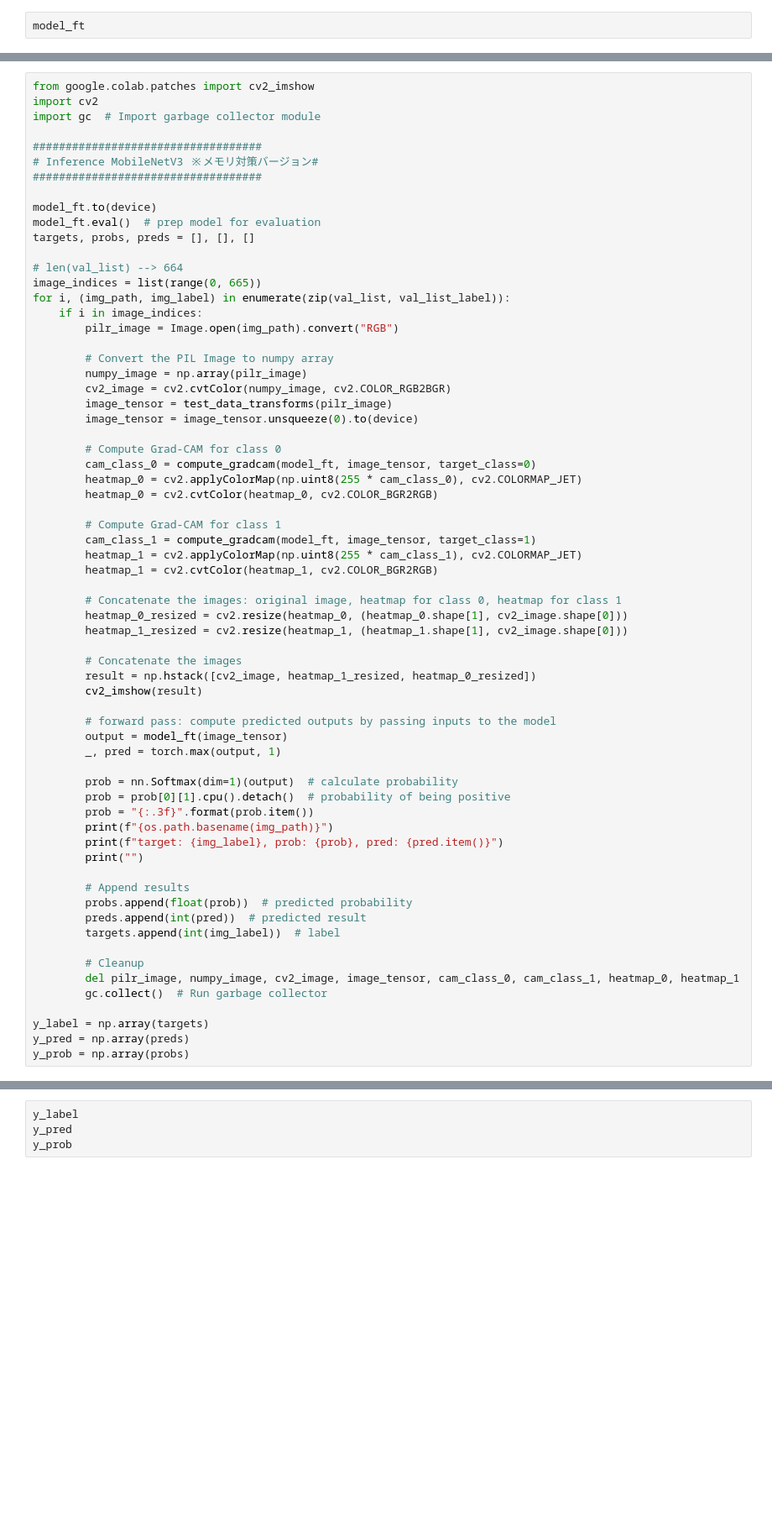
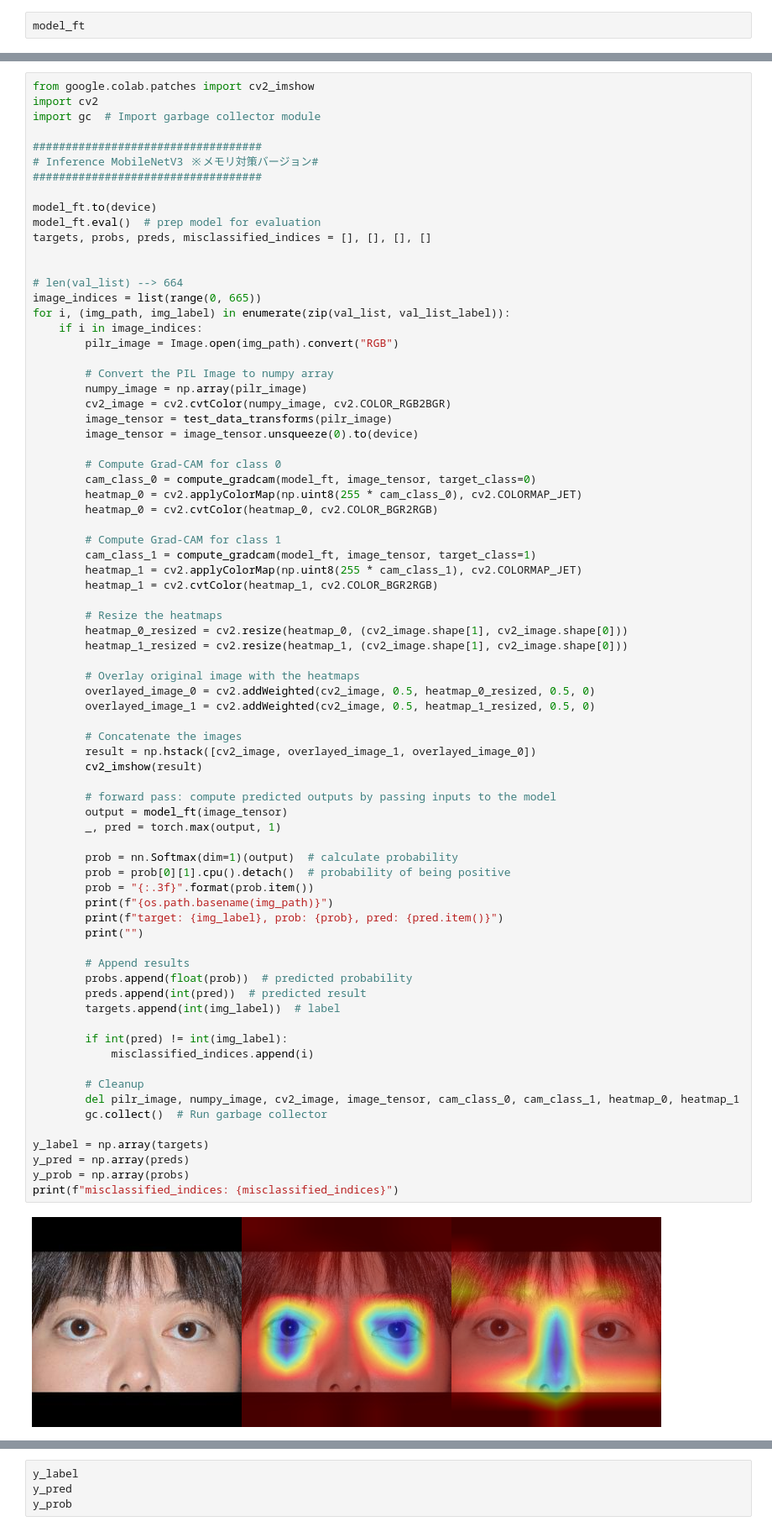
Before and after one commit to ykitaguchi77/GravCont_classification_2, a Jupyter notebook: Extend_dataset_CNN_chizai.ipynb, the cells around one changed output, grey strips where cells are left out. Shown at 84% size. Drawn from its saved outputs; the diff is of its cells as text; blank space fills up the shorter version.

```diff
--- a/Extend_dataset_CNN_chizai.ipynb
+++ b/Extend_dataset_CNN_chizai.ipynb
@@ -877,7 +881,8 @@ import gc  # Import garbage collector module
 
 model_ft.to(device)
 model_ft.eval()  # prep model for evaluation
-targets, probs, preds = [], [], []
+targets, probs, preds, misclassified_indices = [], [], [], []
+
 
 # len(val_list) --> 664
 image_indices = list(range(0, 665))
@@ -901,34 +906,44 @@ for i, (img_path, img_label) in enumerate(zip(val_list, val_list_label)):
         heatmap_1 = cv2.applyColorMap(np.uint8(255 * cam_class_1), cv2.COLORMAP_JET)
         heatmap_1 = cv2.cvtColor(heatmap_1, cv2.COLOR_BGR2RGB)
 
-        # Concatenate the images: original image, heatmap for class 0, heatmap for class 1
-        heatmap_0_resized = cv2.resize(heatmap_0, (heatmap_0.shape[1], cv2_image.shape[0]))
-        heatmap_1_resized = cv2.resize(heatmap_1, (heatmap_1.shape[1], cv2_image.shape[0]))
+        # Resize the heatmaps
+        heatmap_0_resized = cv2.resize(heatmap_0, (cv2_image.shape[1], cv2_image.shape[0]))
+        heatmap_1_resized = cv2.resize(heatmap_1, (cv2_image.shape[1], cv2_image.shape[0]))
+
+        # Overlay original image with the heatmaps
+        overlayed_image_0 = cv2.addWeighted(cv2_image, 0.5, heatmap_0_resized, 0.5, 0)
+        overlayed_image_1 = cv2.addWeighted(cv2_image, 0.5, heatmap_1_resized, 0.5, 0)
 
         # Concatenate the images
-        result = np.hstack([cv2_image, heatmap_1_resized, heatmap_0_resized])
+        result = np.hstack([cv2_image, overlayed_image_1, overlayed_image_0])
         cv2_imshow(result)
 
         # forward pass: compute predicted outputs by passing inputs to the model
         output = model_ft(image_tensor)
         _, pred = torch.max(output, 1)
 
         prob = nn.Softmax(dim=1)(output)  # calculate probability
         prob = prob[0][1].cpu().detach()  # probability of being positive
         prob = "{:.3f}".format(prob.item())
         print(f"{os.path.basename(img_path)}")
         print(f"target: {img_label}, prob: {prob}, pred: {pred.item()}")
         print("")
 
         # Append results
         probs.append(float(prob))  # predicted probability
         preds.append(int(pred))  # predicted result
         targets.append(int(img_label))  # label
 
+        if int(pred) != int(img_label):
+            misclassified_indices.append(i)
+
         # Cleanup
         del pilr_image, numpy_image, cv2_image, image_tensor, cam_class_0, cam_class_1, heatmap_0, heatmap_1
         gc.collect()  # Run garbage collector
 
 y_label = np.array(targets)
 y_pred = np.array(preds)
 y_prob = np.array(probs)
+print(f"misclassified_indices: {misclassified_indices}")
+# %% [output]
+[figure, added]
```
Also changed, not shown: parts of 6 cells of this notebook.
